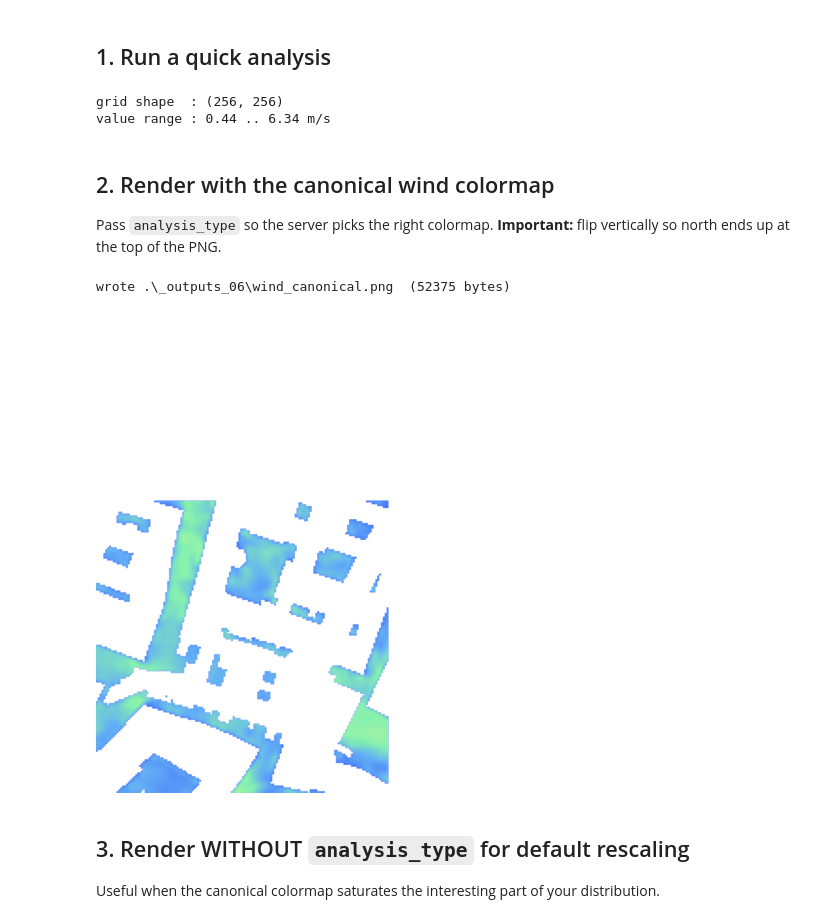
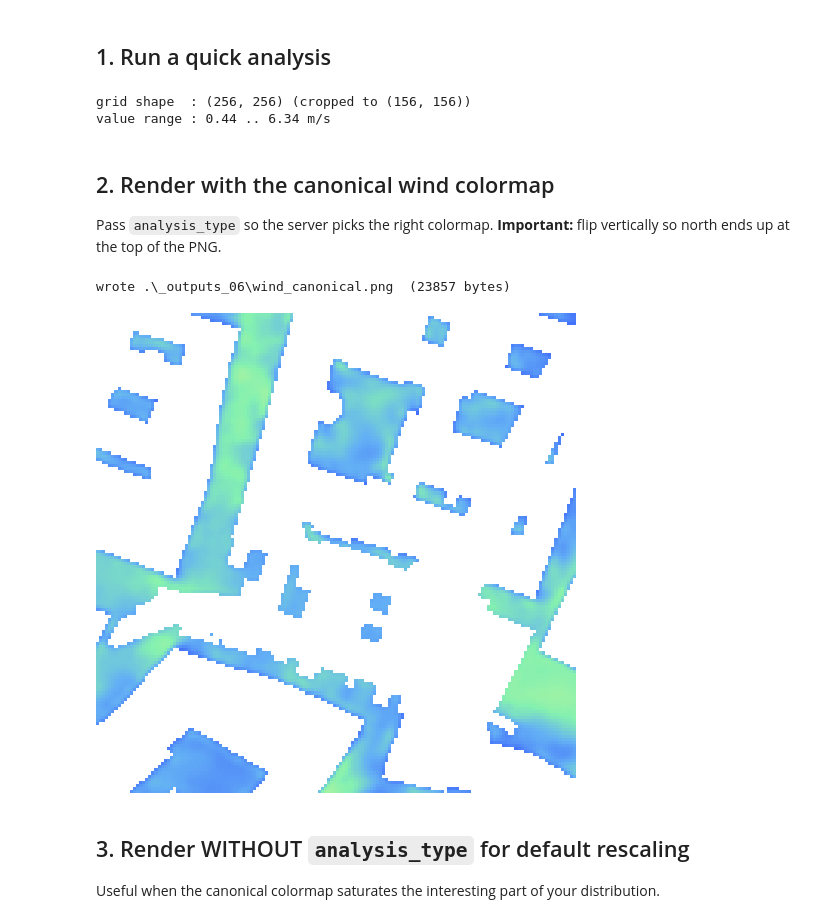
Before and after one commit to Infrared-city/infrared-skills, a Jupyter notebook: cookbook/notebooks/06_image_rendering.ipynb, the cells around one changed output. Cells and saved outputs as stored; diff of their text form; code cells hidden in the pictures.

```diff
--- a/cookbook/notebooks/06_image_rendering.ipynb
+++ b/cookbook/notebooks/06_image_rendering.ipynb
@@ -46,12 +46,19 @@ with InfraredClient() as client:
         city.polygon_small,
         buildings=area.buildings,
     )
-import numpy as np
-valid = result.merged_grid[~np.isnan(result.merged_grid)]
-print(f"grid shape  : {result.grid_shape}")
+
+# polygon_small only fills part of the 512 m tile, so most of the merged
+# grid is NaN. Crop to the bbox of valid cells before rendering, otherwise
+# every PNG comes out padded with blank space.
+grid = result.merged_grid
+ys, xs = np.where(~np.isnan(grid))
+grid_cropped = grid[ys.min():ys.max() + 1, xs.min():xs.max() + 1]
+
+valid = grid_cropped[~np.isnan(grid_cropped)]
+print(f"grid shape  : {result.grid_shape} (cropped to {grid_cropped.shape})")
 print(f"value range : {float(valid.min()):.2f} .. {float(valid.max()):.2f} m/s")
 # %% [output]
-grid shape  : (256, 256)
+grid shape  : (256, 256) (cropped to (156, 156))
 value range : 0.44 .. 6.34 m/s
 # %% [markdown]
 ## 2. Render with the canonical wind colormap
@@ -59,20 +66,20 @@ value range : 0.44 .. 6.34 m/s
 Pass `analysis_type` so the server picks the right colormap.
 **Important:** flip vertically so north ends up at the top of the PNG.
 # %%
-flipped = np.flipud(result.merged_grid)
+flipped = np.flipud(grid_cropped)
 with InfraredClient() as client:
     png = client.weather.gen_grid_image(
         grid=grid_to_list(flipped),
         analysis_type=str(AnalysesName.wind_speed),
     )
 
 out = os.path.join(OUTPUT_DIR, "wind_canonical.png")
 with open(out, "wb") as f: f.write(png)
 print(f"wrote {out}  ({len(png)} bytes)")
 Image.open(BytesIO(png))
 # %% [output]
-wrote .\_outputs_06\wind_canonical.png  (52375 bytes)
+wrote .\_outputs_06\wind_canonical.png  (23857 bytes)
-[figure, old version]
+[figure, new version]
 # %% [markdown]
 ## 3. Render WITHOUT `analysis_type` for default rescaling
 
```
Also changed, not shown: parts of 2 cells of this notebook, 10 other files.
